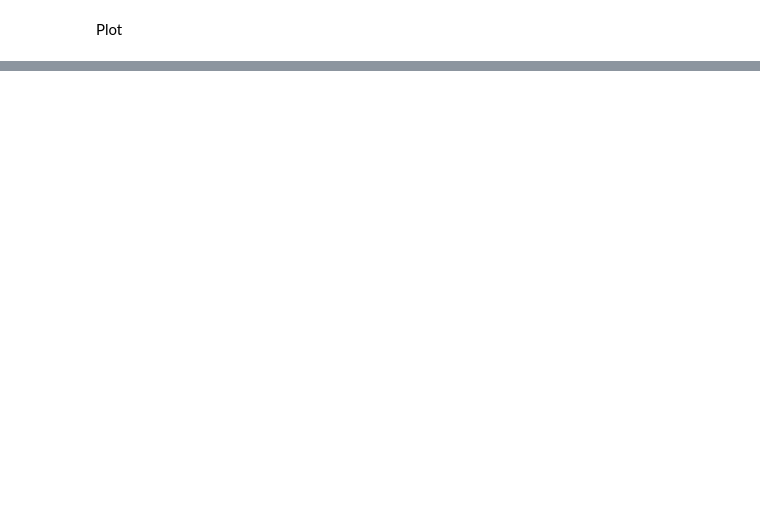
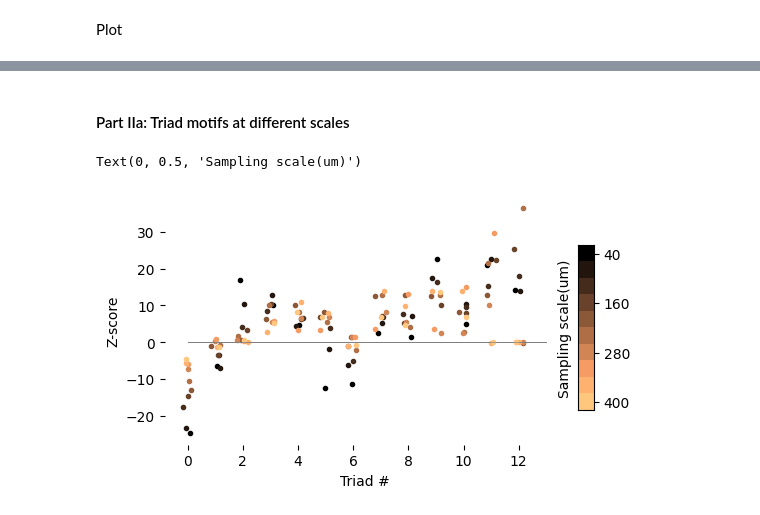
Before and after one commit to MWolfR/individual_morphology_effect, a Jupyter notebook: Patch_sample_triad_overexpression.ipynb, the cells around one changed output, grey strips where cells are left out. Cells and saved outputs as stored; diff of their text form; code cells hidden in the pictures; blank space fills up the shorter version.

```diff
--- a/Patch_sample_triad_overexpression.ipynb
+++ b/Patch_sample_triad_overexpression.ipynb
@@ -328,0 +509,29 @@ Text(0, 0.5, 'Mean distance (um)')
+# %% [markdown]
+#### Part IIa: Triad motifs at different scales
+# %%
+from matplotlib import cm
+fig = plt.figure(figsize=(5, 2.75))
+ax = fig.add_axes([0.025, 0.025, 0.8, 0.9])
+
+lvls = all_counts.index.levels[0]
+cols = cm.copper(numpy.linspace(0, 1, len(lvls)))
+
+for lvl, col in zip(lvls, cols):
+    x = all_counts.columns + 0.4 * (numpy.random.rand(len(all_counts.columns)) - 0.5)
+    ax.plot(x, all_counts.loc[lvl].mean(), color=col, ls="None", marker='o', ms=3)
+    ax.plot([0, 13], [0, 0], color="grey", lw=0.5)
+ax.set_frame_on(False)
+ax.set_xlabel("Triad #")
+ax.set_ylabel("Z-score")
+
+ax = fig.add_axes([0.85, 0.15, 0.035, 0.6])
+c = cols.reshape((-1, 1, 4))
+ax.imshow(c)
+ax.set_xticks([]); ax.yaxis.tick_right()
+ticks = numpy.arange(0, len(lvls), 3)
+ax.set_yticks(ticks)
+ax.set_yticklabels(lvls.values[ticks])
+ax.set_ylabel("Sampling scale(um)")
+# %% [output]
+Text(0, 0.5, 'Sampling scale(um)')
+[figure, added]
```
Also changed, not shown: parts of 21 cells of this notebook.
